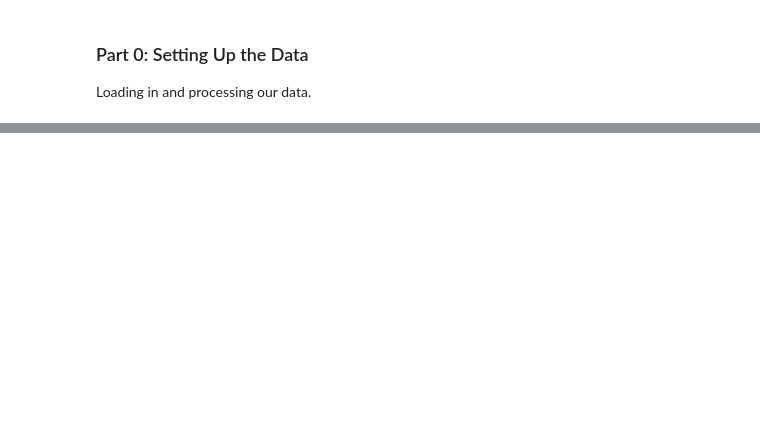
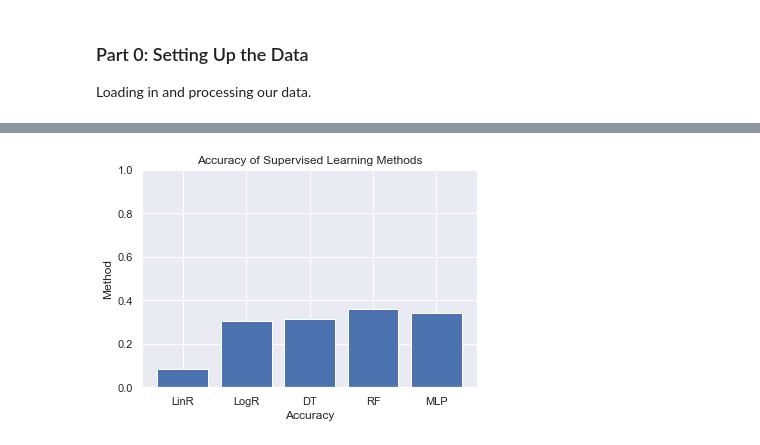
Before and after one commit to bglowniak/Song-Genre-Prediction, a Jupyter notebook: Project Notebook.ipynb, the cells around one changed output, grey strips where cells are left out. Saved outputs shown, nothing was run; the diff lists cells and outputs as text; code cells hidden in the pictures; blank space fills up the shorter version.

```diff
--- a/Project Notebook.ipynb
+++ b/Project Notebook.ipynb
@@ -77,8 +53,26 @@ genres (the true labels) mapped to numbers
 # %%
 x = np.empty((data.shape[0], 10))
 y = np.empty((data.shape[0], 1))
+y_genre = [None] * data.shape[0]
 genre_mapping_dict = {}
 genre_idx = 0
+
+# based on data set. Mapped before processing to allow for proper steps
+# 7 notes (ABCDEFG) - 1/7 step between each. 1/14 for sharp notes
+key_mappings = {
+    "A": 0,
+    "A#": 1/14,
+    "B": 1/7,
+    "C": 2/7,
+    "C#": 5/14,
+    "D": 3/7,
+    "D#": 7/14,
+    "E": 4/7,
+    "F": 5/7,
+    "F#": 11/14,
+    "G": 6/7,
+    "G#": 13/14
+}
 
 for i in range(len(data)):
     row = data[i]
@@ -87,6 +81,7 @@ for i in range(len(data)):
         genre_mapping_dict[genre] = genre_idx
         genre_idx += 1
     y[i] = genre_mapping_dict[genre]
+    y_genre[i] = genre
 
     decoded_key = row[10].decode("utf-8")
     if decoded_key in key_mappings:
@@ -135,5 +111,0 @@ Test Score: 0.30984102952308856
-# %%
-# decision tree
-classifier = DecisionTreeClassifier()
-classifier.fit(x_train, y_train)
-print("Test Score: " + str(classifier.score(x_test, y_test)))
@@ -170,0 +163,10 @@ print(feature_selector.scores_ / np.sum(feature_selector.scores_))
+# %%
+methods = ["LinR", "LogR", "DT", "RF", "MLP"]
+plt.title("Accuracy of Supervised Learning Methods")
+plt.xlabel("Accuracy")
+plt.ylabel("Method")
+plt.ylim(0.0, 1.0)
+plt.bar(np.arange(5), scores, tick_label=methods)
+plt.show()
+# %% [output]
+[figure, added]
```
Also changed, not shown: parts of 27 cells of this notebook.
